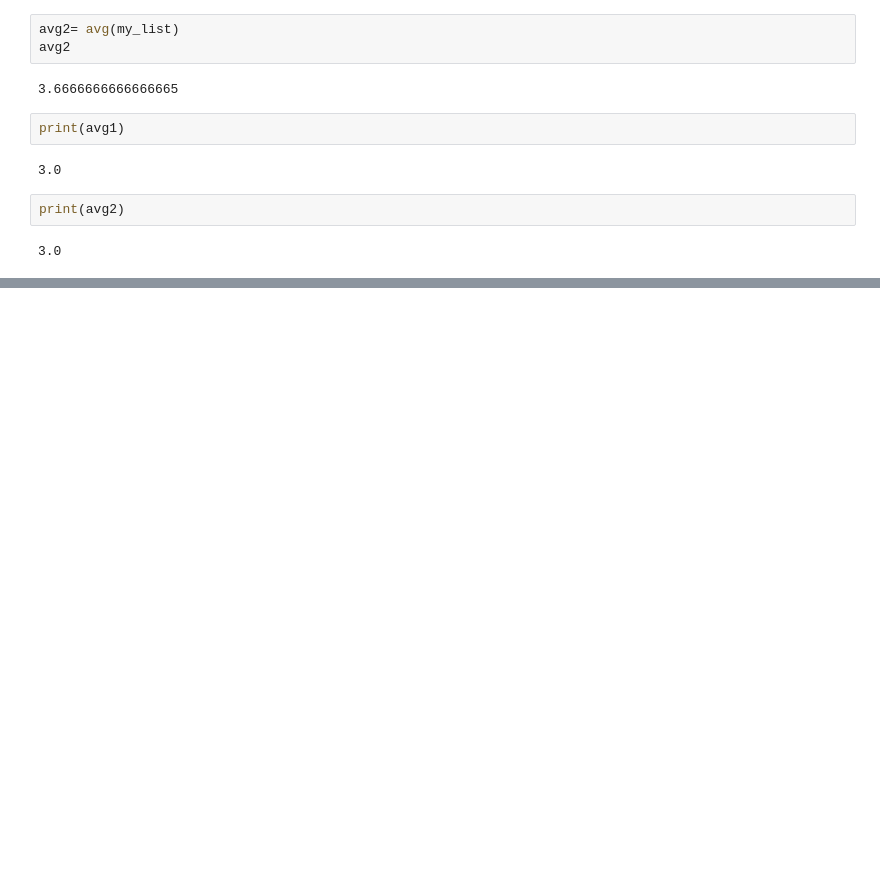
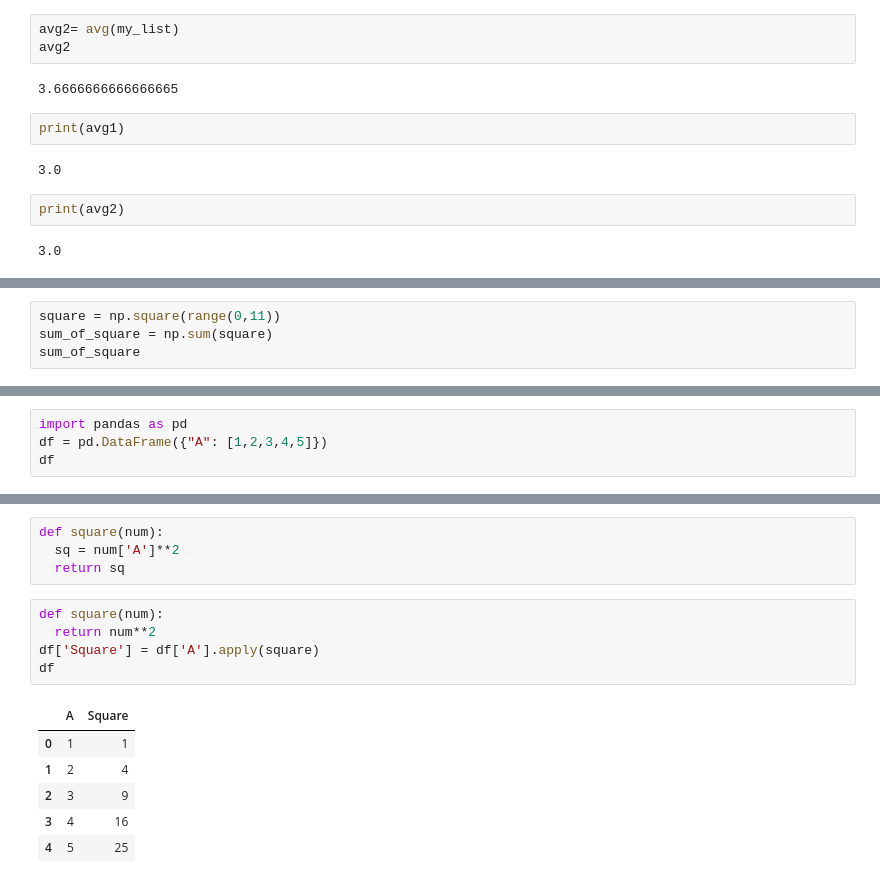
Before and after one commit to azameap/Python, a Jupyter notebook: Data_Wrangling_Code_Optimisation.ipynb, the cells around one changed output, grey strips where cells are left out. Saved outputs shown, nothing was run; the diff lists cells and outputs as text; blank space fills up the shorter version.

```diff
--- a/Data_Wrangling_Code_Optimisation.ipynb
+++ b/Data_Wrangling_Code_Optimisation.ipynb
@@ -257,0 +283,4 @@ print(avg2)
+# %%
+square = np.square(range(0,11))
+sum_of_square = np.sum(square)
+sum_of_square
@@ -257,0 +320,4 @@ print(avg2)
+# %%
+import pandas as pd
+df = pd.DataFrame({"A": [1,2,3,4,5]})
+df
@@ -257,0 +331,16 @@ print(avg2)
+# %%
+def square(num):
+  sq = num['A']**2
+  return sq
+# %%
+def square(num):
+  return num**2
+df['Square'] = df['A'].apply(square)
+df
+# %% [output]
+|  | A | Square |
+| 0 | 1 | 1 |
+| 1 | 2 | 4 |
+| 2 | 3 | 9 |
+| 3 | 4 | 16 |
+| 4 | 5 | 25 |
```
Also changed, not shown: parts of 23 cells of this notebook.
